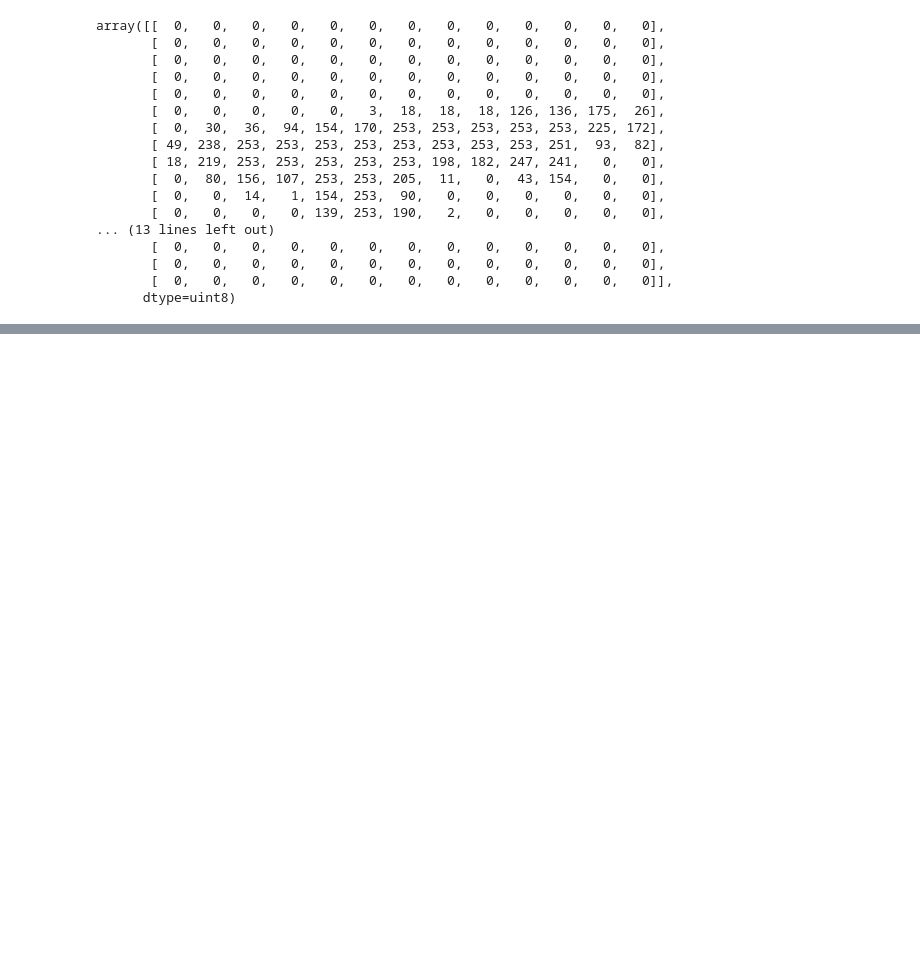
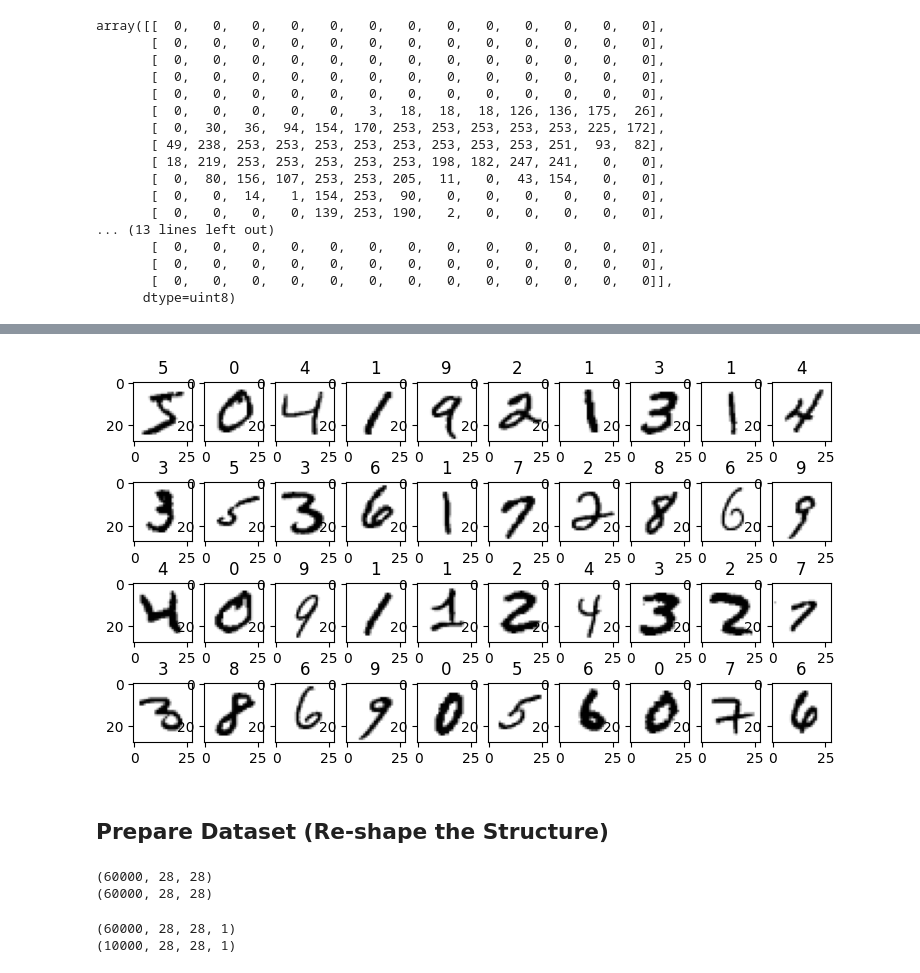
Before and after one commit to kunimpan/ocr-engine-python, a Jupyter notebook: cnn_digit.ipynb, the cells around one changed output, grey strips where cells are left out. Cells and saved outputs as stored; diff of their text form; code cells hidden in the pictures; blank space fills up the shorter version.

```diff
--- a/cnn_digit.ipynb
+++ b/cnn_digit.ipynb
@@ -58,0 +82,22 @@ array([[  0,   0,   0,   0,   0,   0,   0,   0,   0,   0,   0,   0,   0],
+# %%
+def visual_multi(i):
+    nplots = 40
+    fig = plt.figure(figsize=(9, 5))
+    for j in range(nplots):
+        plt.subplot(4, 10, j+1)
+        plt.imshow(X_train[i+j], cmap=plt.cm.gray_r)
+        plt.title(y_train[i+j])
+
+    plt.show()
+
+visual_multi(0) # ตัวเริ่มจากเลขอะไร
+# %% [output]
+[figure, added]
+# %% [markdown]
+## Prepare Dataset (Re-shape the Structure)
+# %%
+print(X_train.shape)
+print(X_train.shape)
+# %% [output]
+(60000, 28, 28)
+(60000, 28, 28)
@@ -58,0 +107,6 @@ array([[  0,   0,   0,   0,   0,   0,   0,   0,   0,   0,   0,   0,   0],
+# %%
+print(X_train.shape)
+print(X_test.shape)
+# %% [output]
+(60000, 28, 28, 1)
+(10000, 28, 28, 1)
```
Also changed, not shown: parts of 38 cells of this notebook, 40 other files.
